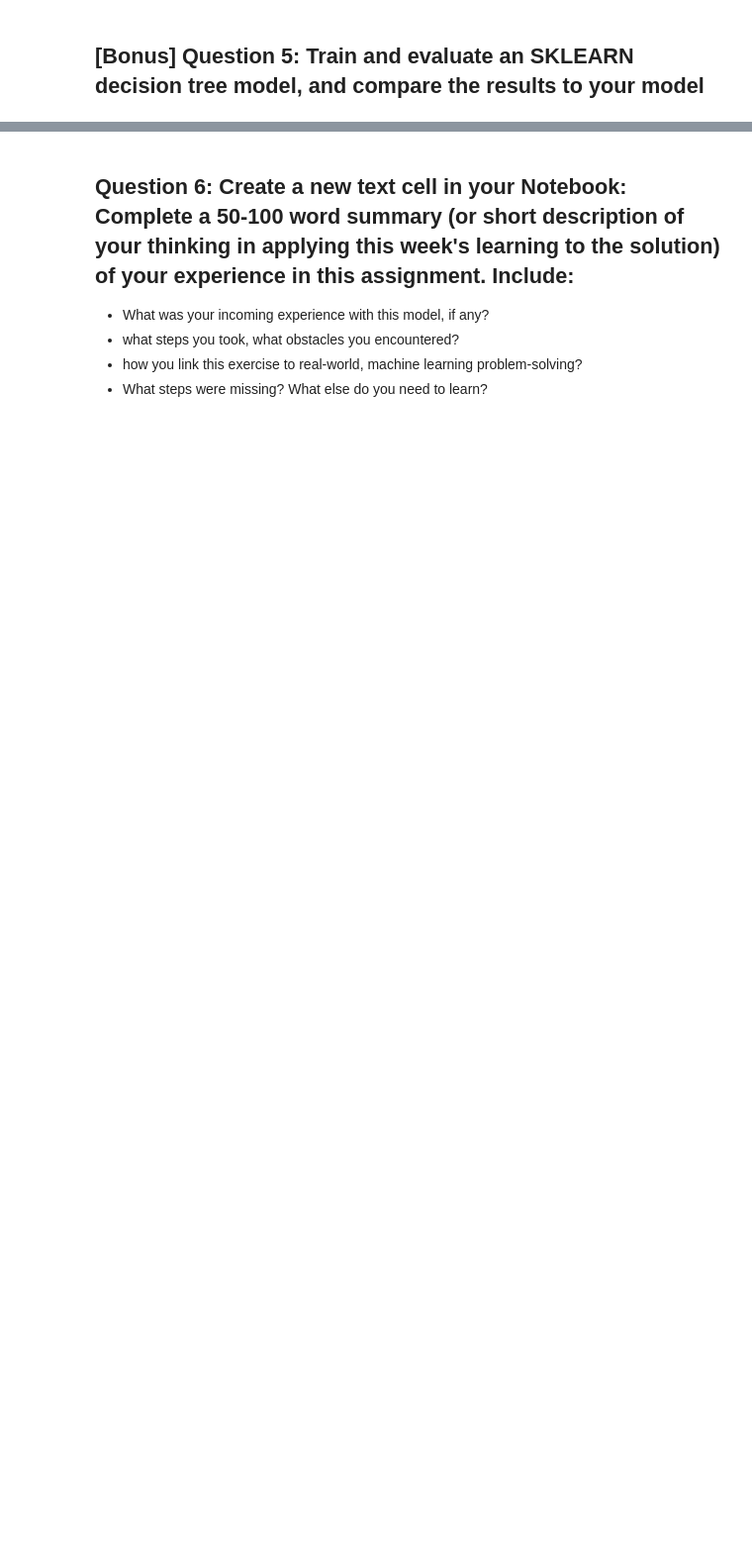
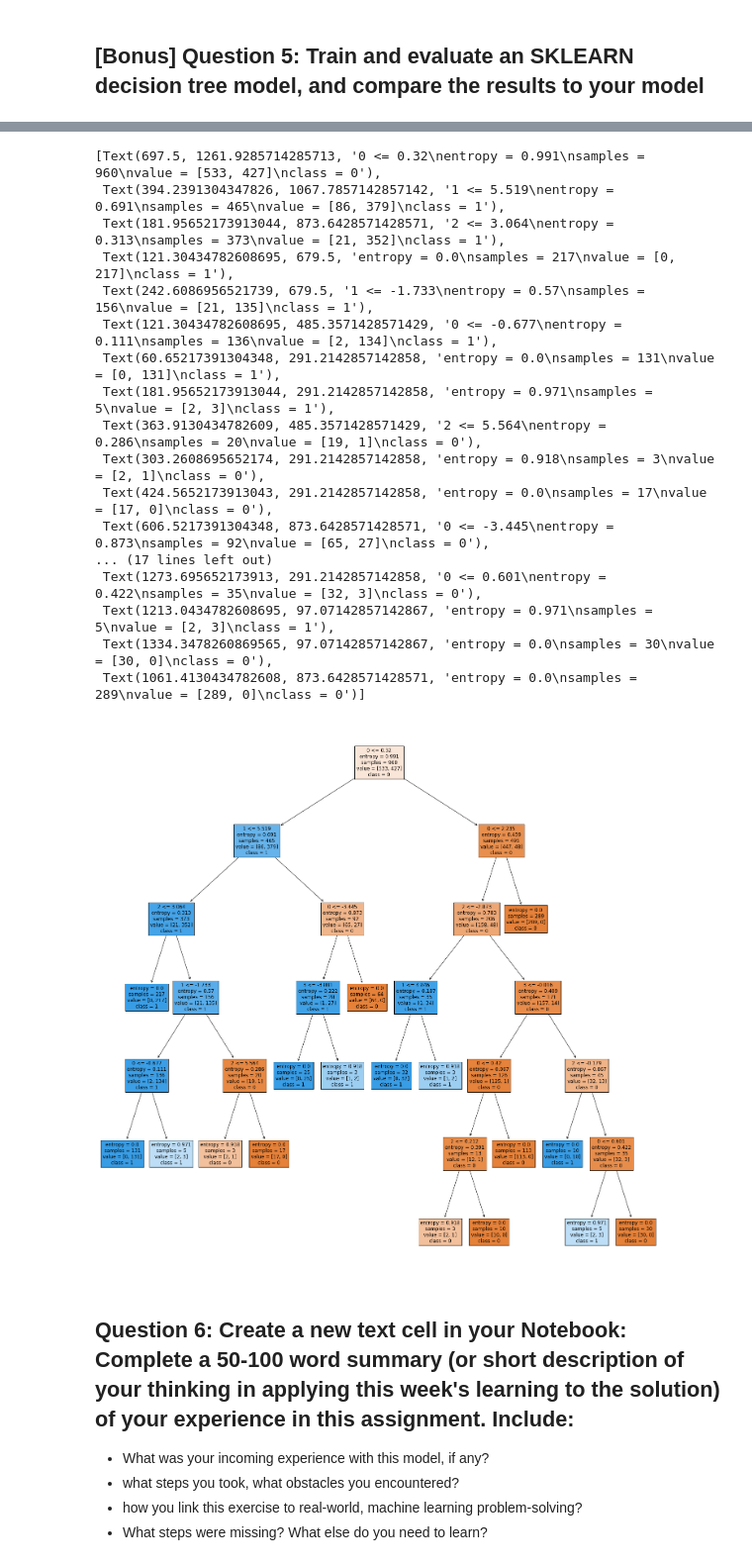
Before and after one commit to rodolfolermacontreras/ML_2_Assignment_2, a Jupyter notebook: MLEARN520-Lesson2-RodolfoLerma.ipynb, the cells around one changed output, grey strips where cells are left out. Shown: that part at 99% size. Cells and saved outputs as stored; diff of their text form; code cells hidden in the pictures; blank space fills up the shorter version.

```diff
--- a/MLEARN520-Lesson2-RodolfoLerma.ipynb
+++ b/MLEARN520-Lesson2-RodolfoLerma.ipynb
@@ -276,0 +307,2 @@ print('Accuracy: %s' % accuracy_score([row[-1] for row in test], predictions))
+# %%
+X_train, X_test, y_train, y_test = train_test_split(features_df, target, test_size=0.30, random_state=42)
@@ -276,0 +311,25 @@ print('Accuracy: %s' % accuracy_score([row[-1] for row in test], predictions))
+# %%
+from sklearn.tree import DecisionTreeClassifier
+from sklearn.model_selection import RandomizedSearchCV
+
+max_depth_options = [2,3,4,5,6,7,8,9,10]
+min_sample_options = [2,3,4,5,6,7,8,9,10]
+model_criterion = ['entropy', 'gini']
+min_samples_leaf_options = [2,3,4,5,6,7,8,9,10]
+
+dt_grid = {'criterion': model_criterion,
+           'max_depth': max_depth_options,
+           'min_samples_split':min_sample_options,
+           'min_samples_leaf':min_samples_leaf_options}
+
+dt_base = DecisionTreeClassifier()
+
+decision_trees_hyper = RandomizedSearchCV(estimator = dt_base, param_distributions = dt_grid,
+                               n_iter = 200, cv = 3, verbose = 2, random_state = 42,
+                               n_jobs = -1)
+
+# Fit the random search model
+decision_trees_hyper.fit(X_train, y_train)
+
+hyper = decision_trees_hyper.best_params_
+hyper
@@ -276,0 +344,4 @@ print('Accuracy: %s' % accuracy_score([row[-1] for row in test], predictions))
+# %%
+dt = DecisionTreeClassifier(criterion=hyper['criterion'], max_depth = hyper['max_depth'], min_samples_split = hyper['min_samples_split'], min_samples_leaf = hyper['min_samples_leaf'])
+# %%
+dt.fit(X_train, y_train)
@@ -277,3 +379,36 @@ print('Accuracy: %s' % accuracy_score([row[-1] for row in test], predictions))
+# %%
+#create a visualization of the tree
+from sklearn import tree
+import matplotlib.pyplot as plt
+
+columns = [str(x) for x in features]
+
+#This code differs from the video where it is using graphviz for visualizing the trees. Instead we will use plot_tree method
+#from Sklean instead for it's simplicity.
+fig = plt.figure(figsize=(25,25))
+tree.plot_tree(dt,
+                   feature_names=columns,
+                   class_names=columns,
+                   filled=True)
+# %% [output]
+[Text(697.5, 1261.9285714285713, '0 <= 0.32\nentropy = 0.991\nsamples = 960\nvalue = [533, 427]\nclass = 0'),
+ Text(394.2391304347826, 1067.7857142857142, '1 <= 5.519\nentropy = 0.691\nsamples = 465\nvalue = [86, 379]\nclass = 1'),
+ Text(181.95652173913044, 873.6428571428571, '2 <= 3.064\nentropy = 0.313\nsamples = 373\nvalue = [21, 352]\nclass = 1'),
+ Text(121.30434782608695, 679.5, 'entropy = 0.0\nsamples = 217\nvalue = [0, 217]\nclass = 1'),
+ Text(242.6086956521739, 679.5, '1 <= -1.733\nentropy = 0.57\nsamples = 156\nvalue = [21, 135]\nclass = 1'),
+ Text(121.30434782608695, 485.3571428571429, '0 <= -0.677\nentropy = 0.111\nsamples = 136\nvalue = [2, 134]\nclass = 1'),
+ Text(60.65217391304348, 291.2142857142858, 'entropy = 0.0\nsamples = 131\nvalue = [0, 131]\nclass = 1'),
+ Text(181.95652173913044, 291.2142857142858, 'entropy = 0.971\nsamples = 5\nvalue = [2, 3]\nclass = 1'),
+ Text(363.9130434782609, 485.3571428571429, '2 <= 5.564\nentropy = 0.286\nsamples = 20\nvalue = [19, 1]\nclass = 0'),
+ Text(303.2608695652174, 291.2142857142858, 'entropy = 0.918\nsamples = 3\nvalue = [2, 1]\nclass = 0'),
+ Text(424.5652173913043, 291.2142857142858, 'entropy = 0.0\nsamples = 17\nvalue = [17, 0]\nclass = 0'),
+ Text(606.5217391304348, 873.6428571428571, '0 <= -3.445\nentropy = 0.873\nsamples = 92\nvalue = [65, 27]\nclass = 0'),
+... (17 lines left out)
+ Text(1273.695652173913, 291.2142857142858, '0 <= 0.601\nentropy = 0.422\nsamples = 35\nvalue = [32, 3]\nclass = 0'),
+ Text(1213.0434782608695, 97.07142857142867, 'entropy = 0.971\nsamples = 5\nvalue = [2, 3]\nclass = 1'),
+ Text(1334.3478260869565, 97.07142857142867, 'entropy = 0.0\nsamples = 30\nvalue = [30, 0]\nclass = 0'),
+ Text(1061.4130434782608, 873.6428571428571, 'entropy = 0.0\nsamples = 289\nvalue = [289, 0]\nclass = 0')]
+[figure, added]
 # %% [markdown]
 ## Question 6: Create a new text cell in your Notebook: Complete a 50-100 word summary (or short description of your thinking in applying this week's learning to the solution) of your experience in this assignment. Include:
 - What was your incoming experience with this model, if any?
```
Also changed, not shown: parts of 46 cells of this notebook.
